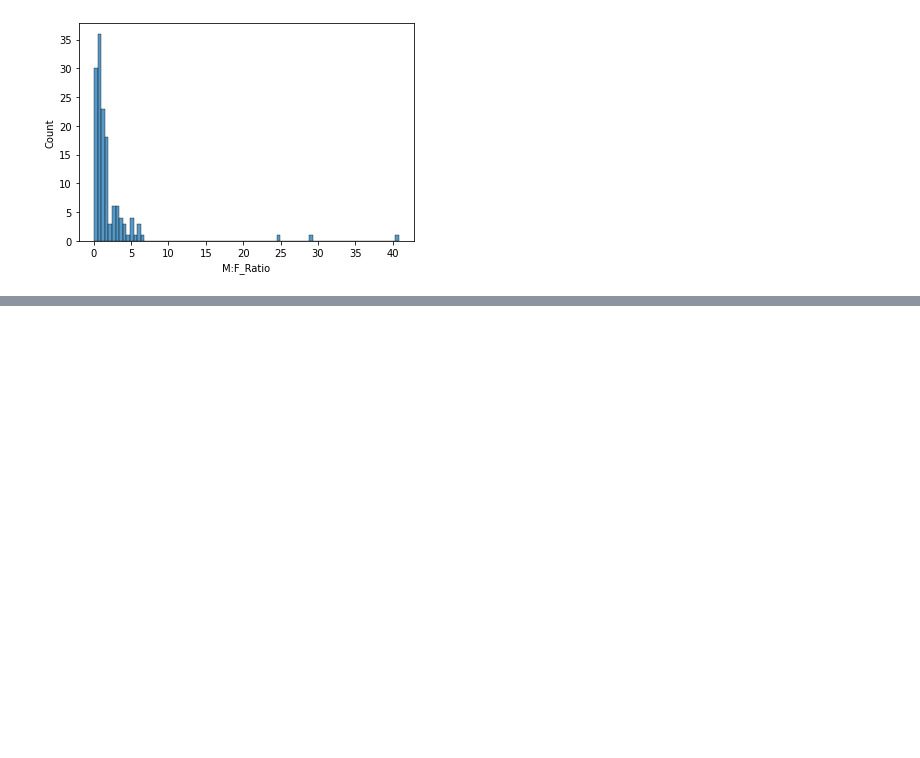
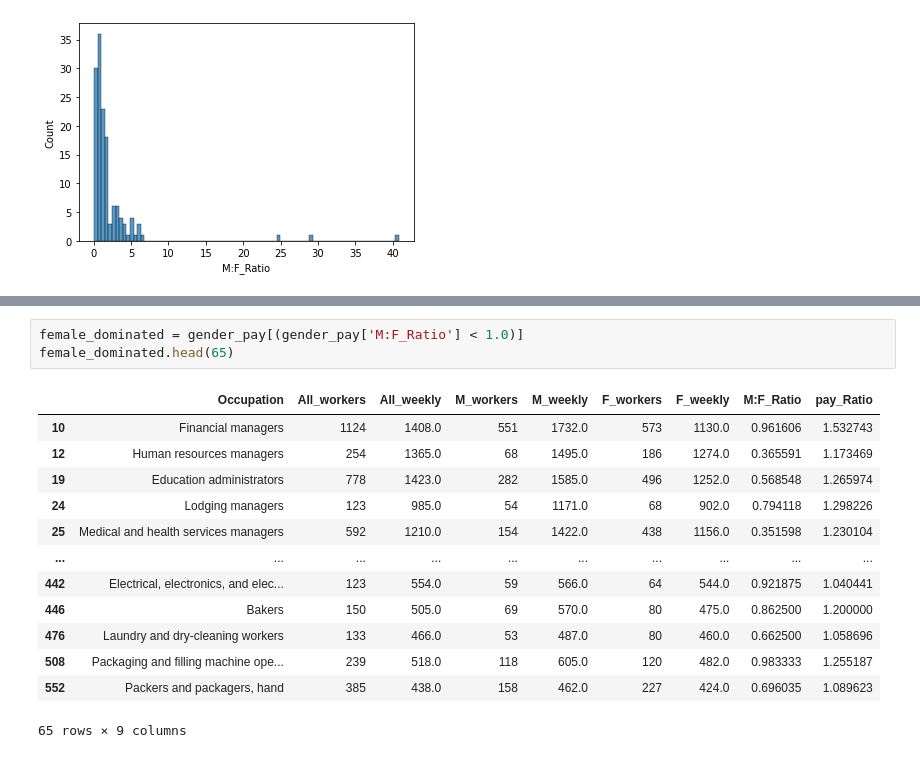
Before and after one commit to BypassTheFedR/Final-Portfolio-Project, a Jupyter notebook: Gender Pay.ipynb, the cells around one changed output, grey strips where cells are left out. Saved outputs shown, nothing was run; the diff lists cells and outputs as text; blank space fills up the shorter version.

```diff
--- a/Gender Pay.ipynb
+++ b/Gender Pay.ipynb
@@ -128,0 +130,17 @@ outliers_1.head(66)
+# %%
+female_dominated = gender_pay[(gender_pay['M:F_Ratio'] < 1.0)]
+female_dominated.head(65)
+# %% [output]
+|  | Occupation | All_workers | All_weekly | M_workers | M_weekly | F_workers | F_weekly | M:F_Ratio | pay_Ratio |
+| 10 | Financial managers | 1124 | 1408.0 | 551 | 1732.0 | 573 | 1130.0 | 0.961606 | 1.532743 |
+| 12 | Human resources managers | 254 | 1365.0 | 68 | 1495.0 | 186 | 1274.0 | 0.365591 | 1.173469 |
+| 19 | Education administrators | 778 | 1423.0 | 282 | 1585.0 | 496 | 1252.0 | 0.568548 | 1.265974 |
+| 24 | Lodging managers | 123 | 985.0 | 54 | 1171.0 | 68 | 902.0 | 0.794118 | 1.298226 |
+| 25 | Medical and health services managers | 592 | 1210.0 | 154 | 1422.0 | 438 | 1156.0 | 0.351598 | 1.230104 |
+| ... | ... | ... | ... | ... | ... | ... | ... | ... | ... |
+| 442 | Electrical, electronics, and elec... | 123 | 554.0 | 59 | 566.0 | 64 | 544.0 | 0.921875 | 1.040441 |
+| 446 | Bakers | 150 | 505.0 | 69 | 570.0 | 80 | 475.0 | 0.862500 | 1.200000 |
+| 476 | Laundry and dry-cleaning workers | 133 | 466.0 | 53 | 487.0 | 80 | 460.0 | 0.662500 | 1.058696 |
+| 508 | Packaging and filling machine ope... | 239 | 518.0 | 118 | 605.0 | 120 | 482.0 | 0.983333 | 1.255187 |
+| 552 | Packers and packagers, hand | 385 | 438.0 | 158 | 462.0 | 227 | 424.0 | 0.696035 | 1.089623 |
+65 rows × 9 columns
```
Also changed, not shown: parts of 8 cells of this notebook.
